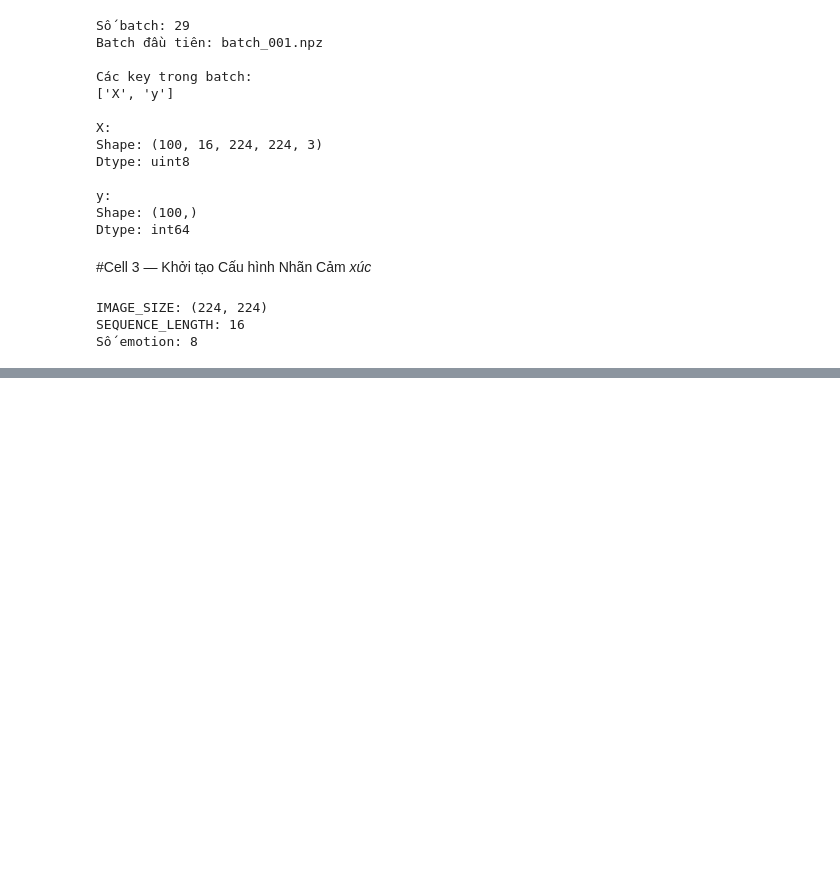
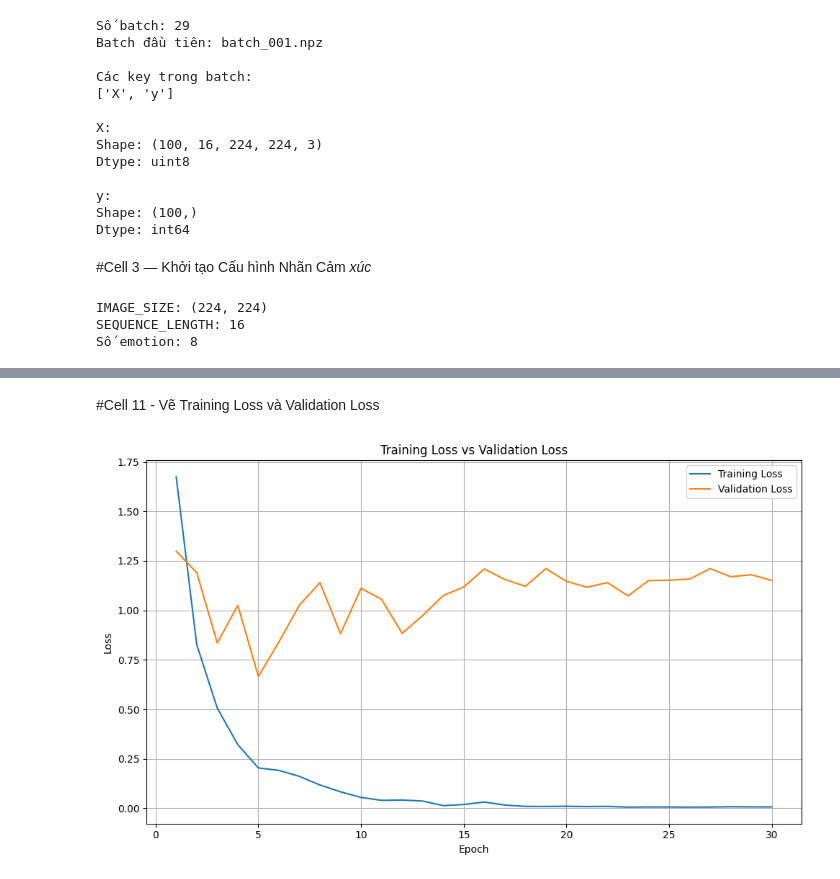
Before and after one commit to Wuanzz/FER-Video-Emotion-Recognition, a Jupyter notebook: model_evaluation.ipynb, the cells around one changed output, grey strips where cells are left out. Drawn from its saved outputs; the diff is of its cells as text; code cells hidden in the pictures; blank space fills up the shorter version.

```diff
--- a/model_evaluation.ipynb
+++ b/model_evaluation.ipynb
@@ -100,0 +577,42 @@ Số emotion: 8
+# %% [markdown]
+#Cell 11 - Vẽ Training Loss và Validation Loss
+# %%
+import json
+import matplotlib.pyplot as plt
+
+# Đọc lịch sử huấn luyện được lưu từ quá trình training
+history_path = os.path.join(
+    CHECKPOINT_DIR,
+    'training_history.json'
+)
+
+with open(history_path, 'r') as f:
+    history = json.load(f)
+
+epochs = range(1, len(history['train_loss']) + 1)
+
+# Vẽ Training Loss và Validation Loss
+plt.figure(figsize=(10, 6))
+
+plt.plot(
+    epochs,
+    history['train_loss'],
+    label='Training Loss'
+)
+
+plt.plot(
+    epochs,
+    history['val_loss'],
+    label='Validation Loss'
+)
+
+plt.xlabel('Epoch')
+plt.ylabel('Loss')
+plt.title('Training Loss vs Validation Loss')
+plt.legend()
+plt.grid(True)
+plt.tight_layout()
+
+plt.show()
+# %% [output]
+[figure, added]
```
Also changed, not shown: parts of 43 cells of this notebook.
